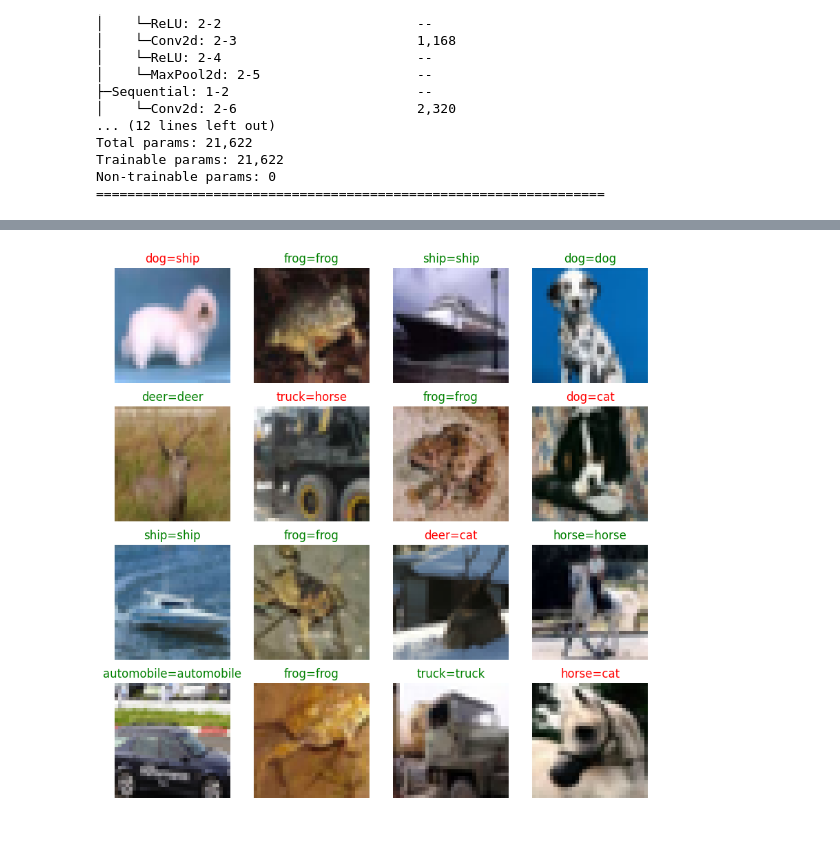
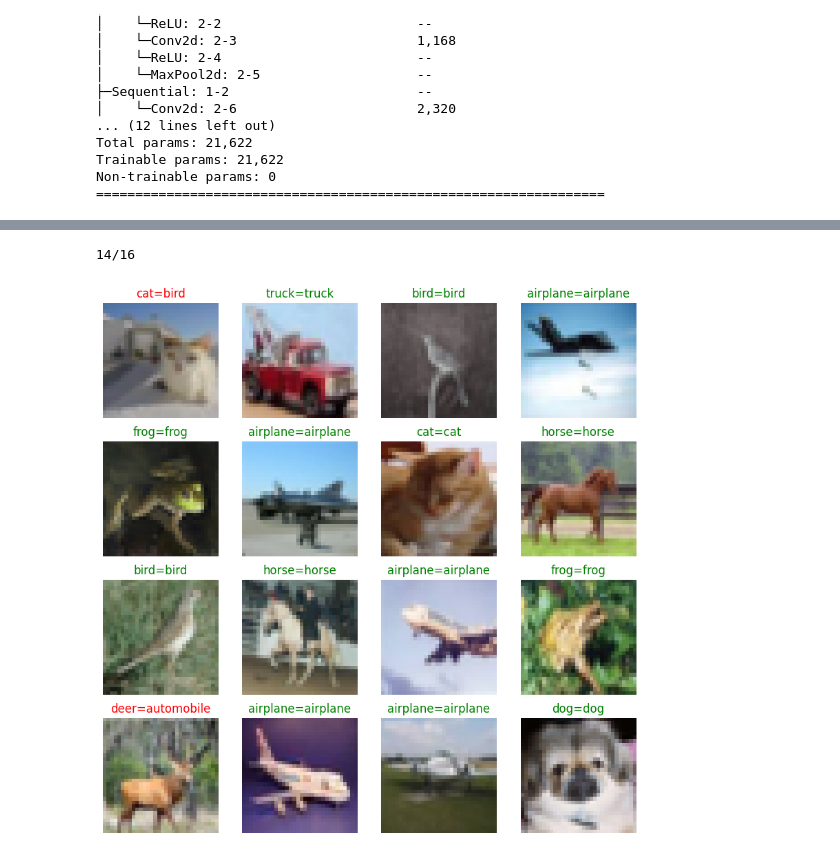
Before and after one commit to urparvezali/practice_dl, a Jupyter notebook: cifar10.ipynb, the cells around one changed output, grey strips where cells are left out. Cells and saved outputs as stored; diff of their text form; code cells hidden in the pictures.

```diff
--- a/cifar10.ipynb
+++ b/cifar10.ipynb
@@ -185,5 +180,5 @@ mdl.load_state_dict(state_dict=torch.load("saved_models/cifar10.pth", weights_on
 # %%
-epochs = 1
+epochs = 5
 
 for epoch in range(epochs):
 	mdl.train()
@@ -229,15 +209,18 @@ epoch:19 acc:56.49% loss:1.20
 # %%
 from matplotlib import pyplot as plt
 from torch import randint
-
+cnt = 0
 fig = plt.figure(figsize=(10,10))
 for i in range(16):
-    img, label = test_dataset[randint(0, len(test_dataset), size=(1,)).item()]
+    img, label = train_dataset[randint(0, len(train_dataset), size=(1,)).item()]
     prediction = mdl(img.unsqueeze(0)).argmax(dim=1).item()
     fig.add_subplot(4,4,i+1)
     plt.imshow(img.permute(1,2,0))
-    plt.title(f"{test_dataset.classes[label]}={test_dataset.classes[prediction]}", color="green" if prediction == label else "red")
+    if prediction == label: cnt+=1
+    plt.title(f"{train_dataset.classes[label]}={train_dataset.classes[prediction]}", color="green" if prediction == label else "red")
     plt.axis(False)
+print(f"{cnt}/16")
 # %% [output]
+14/16
-[figure, old version]
+[figure, new version]
 # %%
```
Also changed, not shown: parts of 7 cells of this notebook, 4 other files.
